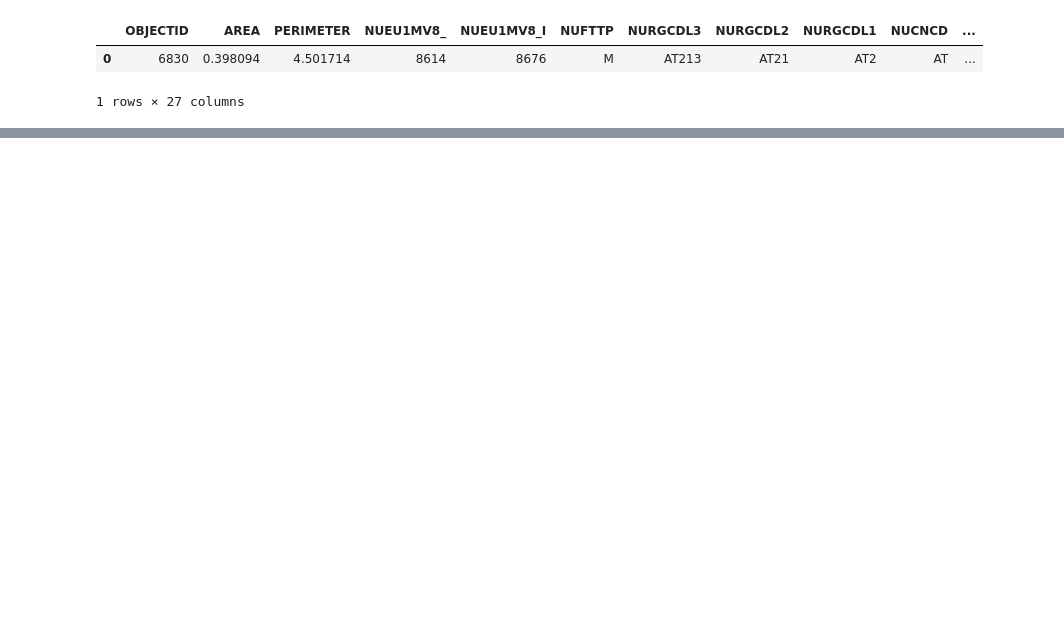
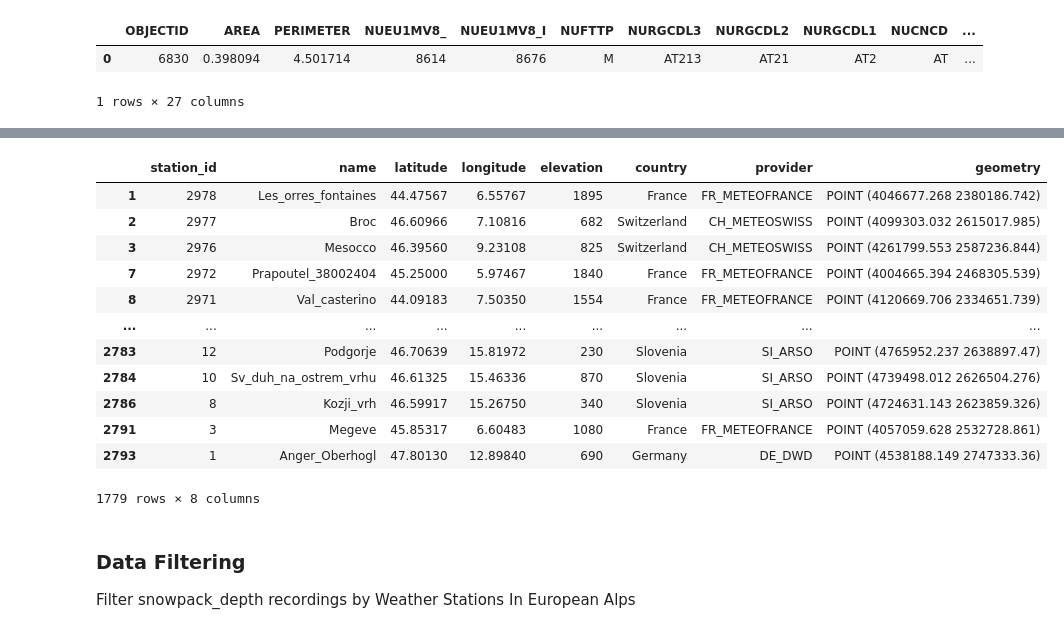
Before and after one commit to Mitch-P-Analyst/Europe_Snowpack_Depths, a Jupyter notebook: Part_2_EDA.ipynb, the cells around one changed output, grey strips where cells are left out. Saved outputs shown, nothing was run; the diff lists cells and outputs as text; code cells hidden in the pictures; blank space fills up the shorter version.

```diff
--- a/Part_2_EDA.ipynb
+++ b/Part_2_EDA.ipynb
@@ -365,0 +142,20 @@ fig.show()
+# %%
+stations_in_alps
+# %% [output]
+|  | station_id | name | latitude | longitude | elevation | country | provider | geometry |
+| 1 | 2978 | Les_orres_fontaines | 44.47567 | 6.55767 | 1895 | France | FR_METEOFRANCE | POINT (4046677.268 2380186.742) |
+| 2 | 2977 | Broc | 46.60966 | 7.10816 | 682 | Switzerland | CH_METEOSWISS | POINT (4099303.032 2615017.985) |
+| 3 | 2976 | Mesocco | 46.39560 | 9.23108 | 825 | Switzerland | CH_METEOSWISS | POINT (4261799.553 2587236.844) |
+| 7 | 2972 | Prapoutel_38002404 | 45.25000 | 5.97467 | 1840 | France | FR_METEOFRANCE | POINT (4004665.394 2468305.539) |
+| 8 | 2971 | Val_casterino | 44.09183 | 7.50350 | 1554 | France | FR_METEOFRANCE | POINT (4120669.706 2334651.739) |
+| ... | ... | ... | ... | ... | ... | ... | ... | ... |
+| 2783 | 12 | Podgorje | 46.70639 | 15.81972 | 230 | Slovenia | SI_ARSO | POINT (4765952.237 2638897.47) |
+| 2784 | 10 | Sv_duh_na_ostrem_vrhu | 46.61325 | 15.46336 | 870 | Slovenia | SI_ARSO | POINT (4739498.012 2626504.276) |
+| 2786 | 8 | Kozji_vrh | 46.59917 | 15.26750 | 340 | Slovenia | SI_ARSO | POINT (4724631.143 2623859.326) |
+| 2791 | 3 | Megeve | 45.85317 | 6.60483 | 1080 | France | FR_METEOFRANCE | POINT (4057059.628 2532728.861) |
+| 2793 | 1 | Anger_Oberhogl | 47.80130 | 12.89840 | 690 | Germany | DE_DWD | POINT (4538188.149 2747333.36) |
+1779 rows × 8 columns
+# %% [markdown]
+### Data Filtering
+
+Filter snowpack_depth recordings by Weather Stations In European Alps
```
Also changed, not shown: parts of 22 cells of this notebook.
